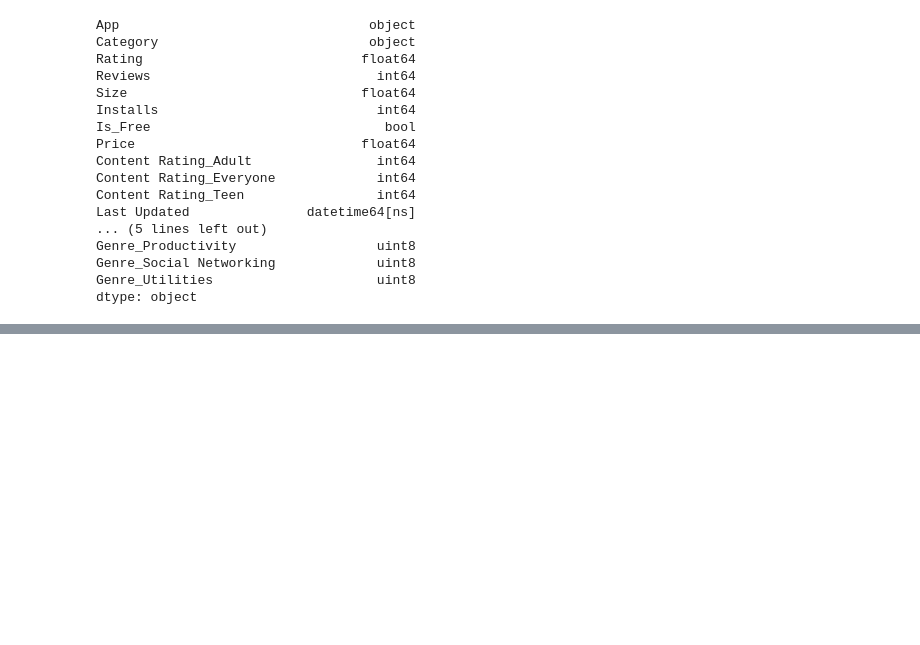
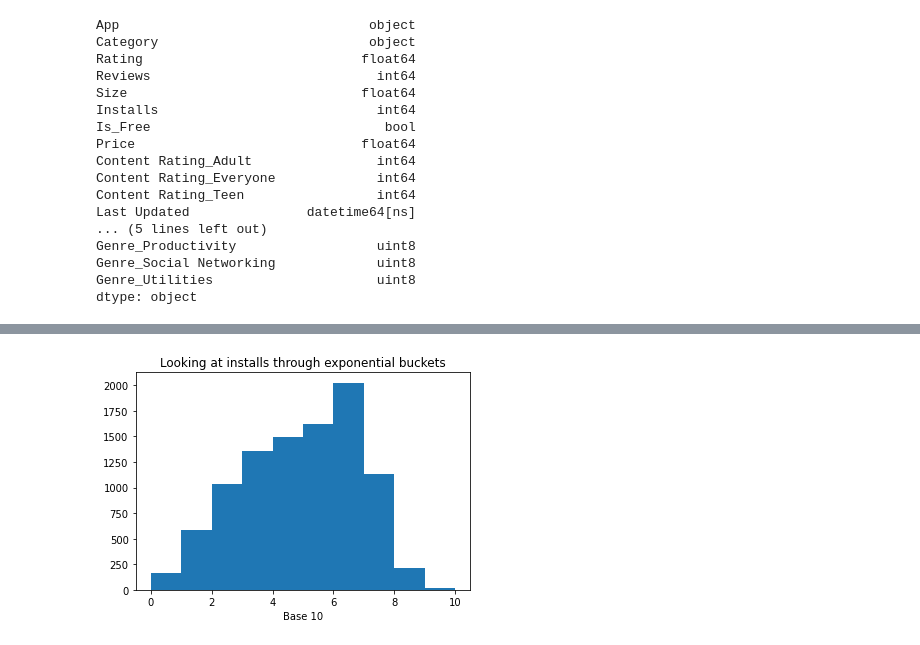
Before and after one commit to clabbott/app-data-analysis, a Jupyter notebook: FPT/Final_Proj_Tutorial.ipynb, the cells around one changed output, grey strips where cells are left out. Saved outputs shown, nothing was run; the diff lists cells and outputs as text; code cells hidden in the pictures; blank space fills up the shorter version.

```diff
--- a/FPT/Final_Proj_Tutorial.ipynb
+++ b/FPT/Final_Proj_Tutorial.ipynb
@@ -270,3 +368,9 @@ dtype: object
+# %%
+plt.xlabel("Base 10")
+plt.title("Looking at installs through exponential buckets")
+plt.hist(df["Installs"].apply(lambda x: math.log10(x + 1)), bins=[0,1,2,3,4,5,6,7,8,9,10]);
+# %% [output]
+[figure, added]
 # %%
 # Later in project: Save half of the data for training and the other half for testing when making a predictive model
 # I predict there are small issues with the genre system but I will work them out later, things should work without breaking rn
```
Also changed, not shown: parts of 20 cells of this notebook, 1 other file.
